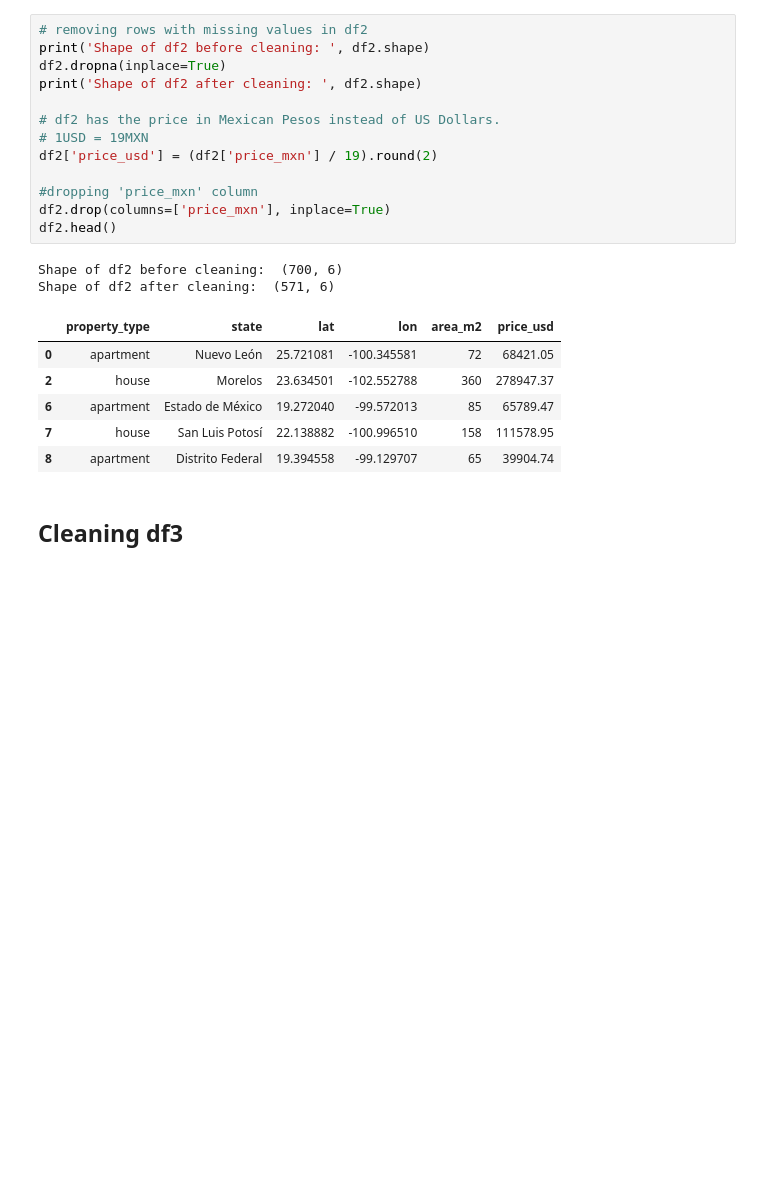
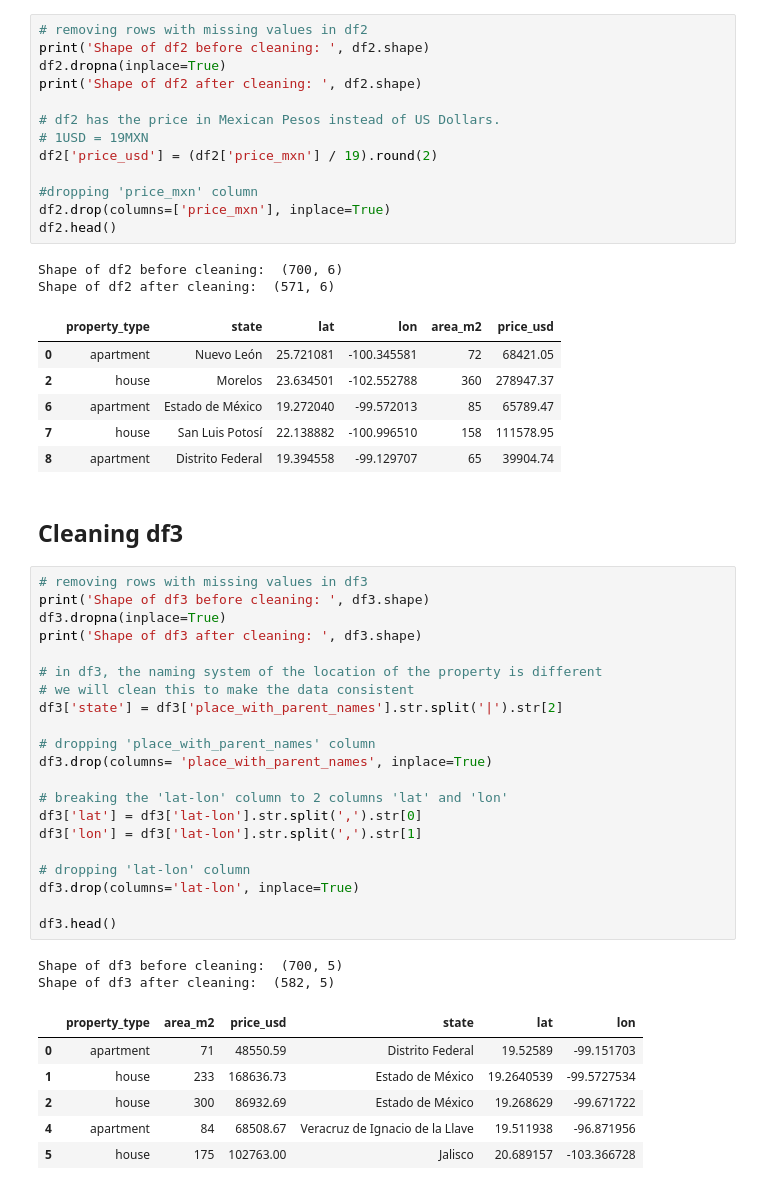
Before and after one commit to ibshafique/mlops_with_poridhi, a Jupyter notebook: prerequisite_projects/WQU_DS/01_housing_in_mexico/mexico_housing.ipynb, the cells around one changed output. Saved outputs shown, nothing was run; the diff lists cells and outputs as text; blank space fills up the shorter version.

Commit message:
cleaned df3

```diff
--- a/prerequisite_projects/WQU_DS/01_housing_in_mexico/mexico_housing.ipynb
+++ b/prerequisite_projects/WQU_DS/01_housing_in_mexico/mexico_housing.ipynb
@@ -161,3 +161,33 @@ Shape of df2 after cleaning:  (571, 6)
 | 8 | apartment | Distrito Federal | 19.394558 | -99.129707 | 65 | 39904.74 |
 # %% [markdown]
 ## Cleaning df3
+# %%
+# removing rows with missing values in df3
+print('Shape of df3 before cleaning: ', df3.shape)
+df3.dropna(inplace=True)
+print('Shape of df3 after cleaning: ', df3.shape)
+
+# in df3, the naming system of the location of the property is different
+# we will clean this to make the data consistent
+df3['state'] = df3['place_with_parent_names'].str.split('|').str[2]
+
+# dropping 'place_with_parent_names' column
+df3.drop(columns= 'place_with_parent_names', inplace=True)
+
+# breaking the 'lat-lon' column to 2 columns 'lat' and 'lon'
+df3['lat'] = df3['lat-lon'].str.split(',').str[0]
+df3['lon'] = df3['lat-lon'].str.split(',').str[1]
+
+# dropping 'lat-lon' column
+df3.drop(columns='lat-lon', inplace=True)
+
+df3.head()
+# %% [output]
+Shape of df3 before cleaning:  (700, 5)
+Shape of df3 after cleaning:  (582, 5)
+|  | property_type | area_m2 | price_usd | state | lat | lon |
+| 0 | apartment | 71 | 48550.59 | Distrito Federal | 19.52589 | -99.151703 |
+| 1 | house | 233 | 168636.73 | Estado de México | 19.2640539 | -99.5727534 |
+| 2 | house | 300 | 86932.69 | Estado de México | 19.268629 | -99.671722 |
+| 4 | apartment | 84 | 68508.67 | Veracruz de Ignacio de la Llave | 19.511938 | -96.871956 |
+| 5 | house | 175 | 102763.00 | Jalisco | 20.689157 | -103.366728 |
```
